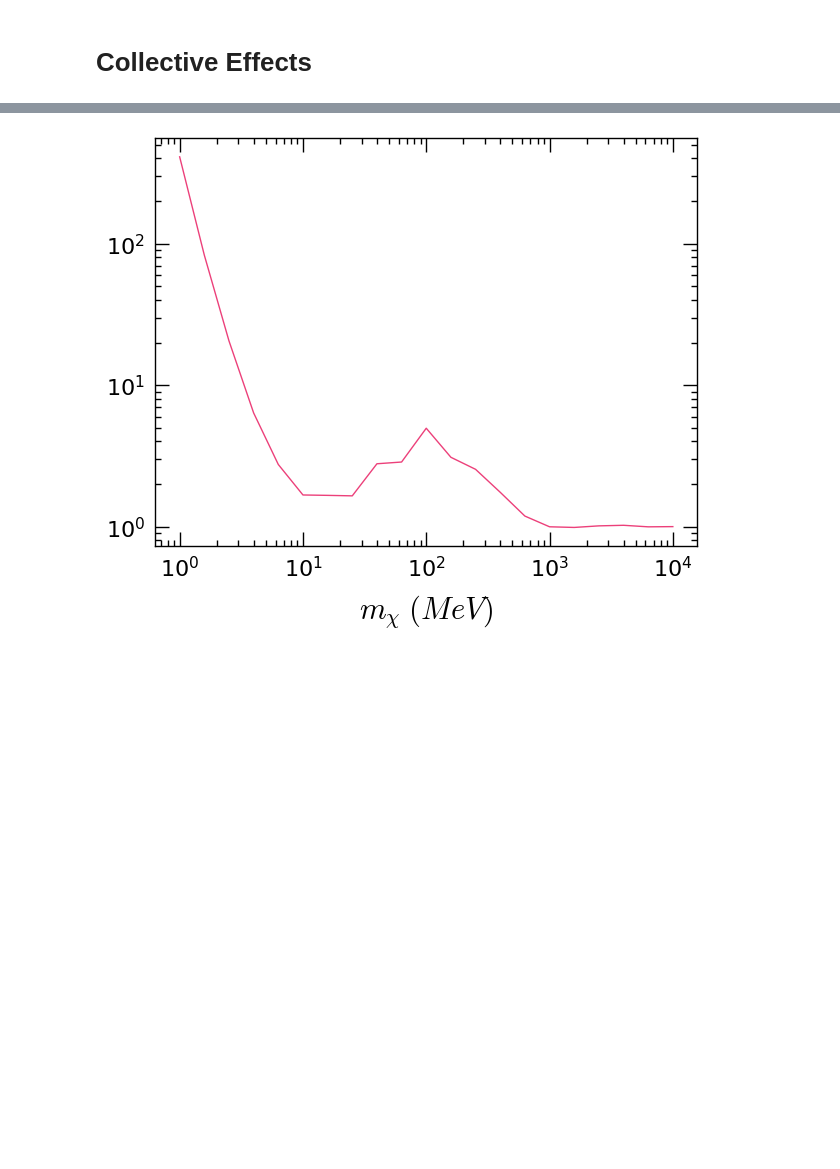
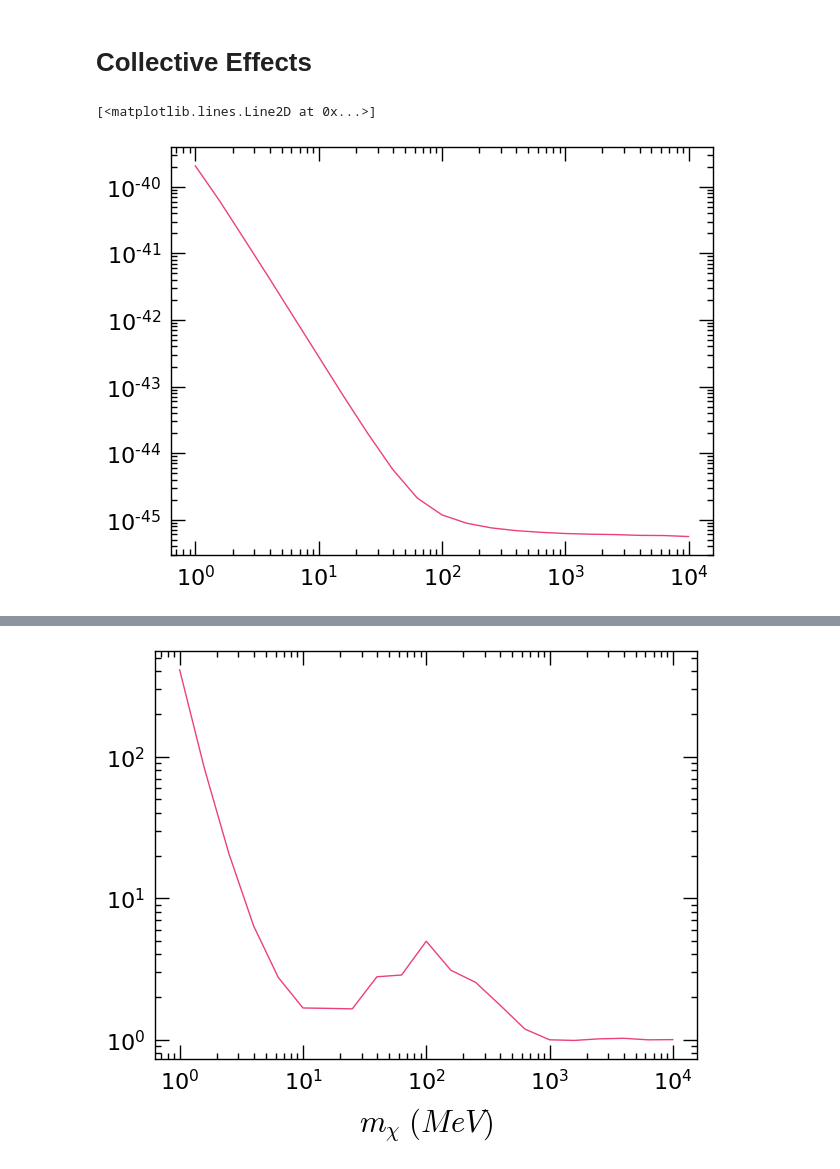
Before and after one commit to mvirgato/WD_e_capture, a Jupyter notebook: plots_cratedn_full.ipynb, the cells around one changed output, grey strips where cells are left out. Drawn from its saved outputs; the diff is of its cells as text; code cells hidden in the pictures; blank space fills up the shorter version.

```diff
--- a/plots_cratedn_full.ipynb
+++ b/plots_cratedn_full.ipynb
@@ -1073,3 +1103,42 @@ plt.loglog(single_data[0], single_data[1])
+# %%
+def Cgeom(mDM, vs, vd, rhoDM):
+
+    return (np.pi * (Rstar*mTOinveV)**2 * (1.0 - BR) / vs / BR) * (rhoDM/mDM) * erf(np.sqrt(3.0/2.0) * vs/vd) *sTOinveV
+
+def CgeomWD(mDM):
+
+    return Cgeom(mDM, 20000.0/cspeed, 8000.0/cspeed, 789000.0 /(cmTOm * mTOinveV)**3)
+
+def beta(s, mDM):
+    return s - (mDM**2 + me**2)
+
+def gamma(s, mDM):
+    return np.sqrt(beta(s, mDM)**2 - 4.0 * me**2 * mDM**2)
+
+def sigma5(mDM, lam):
+
+    muF = mufe[0]
+    mt = me
+
+    s0 = mDM**2 + me**2 + 2.0 * mDM * (me + muF)
+
+    tmax = 4.0 * (1.0 - BR) * mDM**2 / (BR * (1.0 + (mDM/me)**2))
+
+    # M2int = 2.*((2.*mDM**4 + 2.*mt**4 + 4.*mDM**2*(mt**2 - s0) - 4.*mt**2*s0 + 2.*s0**2)*tmax - 2.*s0*tmax**2/2.0 + tmax**3/3.0)
+
+    # # 4.0*(4.0*mt**2 + t)*mchi**2
+    M2int = 4.0 * mDM**2 * (4.0 * (mt + muF)**2 * tmax - tmax**2/2.0)
+
+    dcdt = 2.0 * s0 / (s0**2 - 2.0 * s0 * (mDM**2 + me**2) + (mDM**2 + me**2)**2)
+
+    dsdcint = beta(s0, mDM) * M2int / (16.0 * np.pi * (2.0 * s0 * beta(s0, mDM) - gamma(s0, mDM)**2))
+
+    return dcdt * dsdcint/lam**4
+# %%
+plt.loglog(mchi, sigma5(mchi, lam_0)*inveVTOm**2 * mTOcm**2)
+# %% [output]
+[<matplotlib.lines.Line2D at 0x...>]
+[figure, added]
 # %%
 mchi, C_coll = np.loadtxt('./crate_single/single_op_coll_eff_1.38367_C.dat', unpack=True)
 mchi1, C_0 = np.loadtxt('./crate_single/single_op_full_1.38367_C.dat', unpack=True)
```
Also changed, not shown: parts of 6 cells of this notebook, 2 other files.
